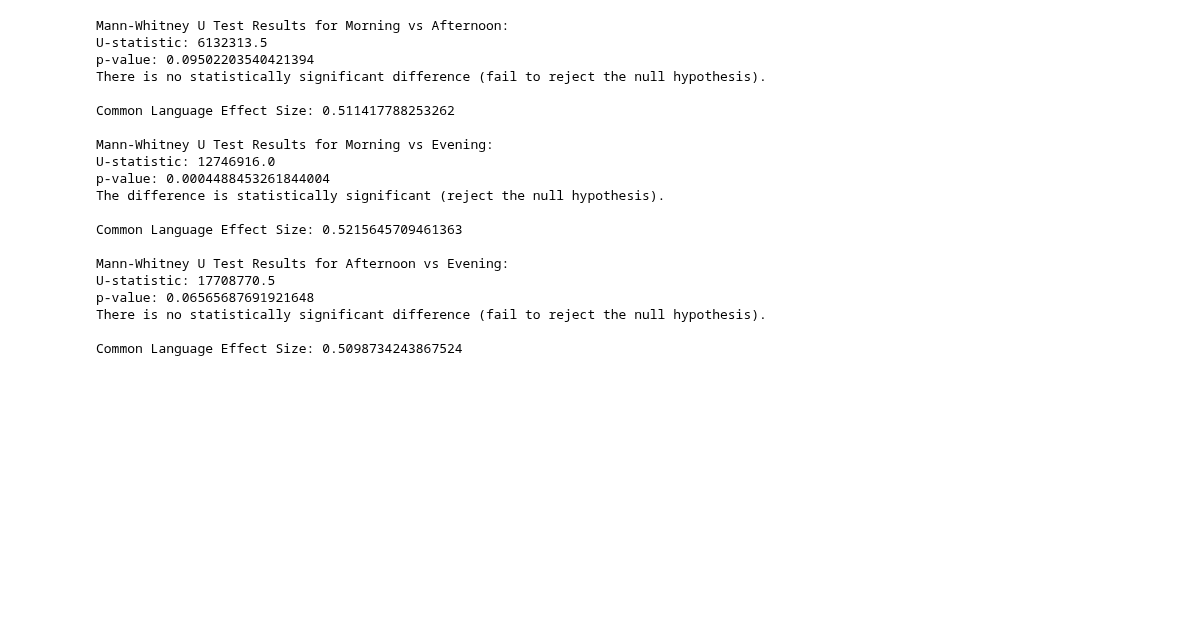
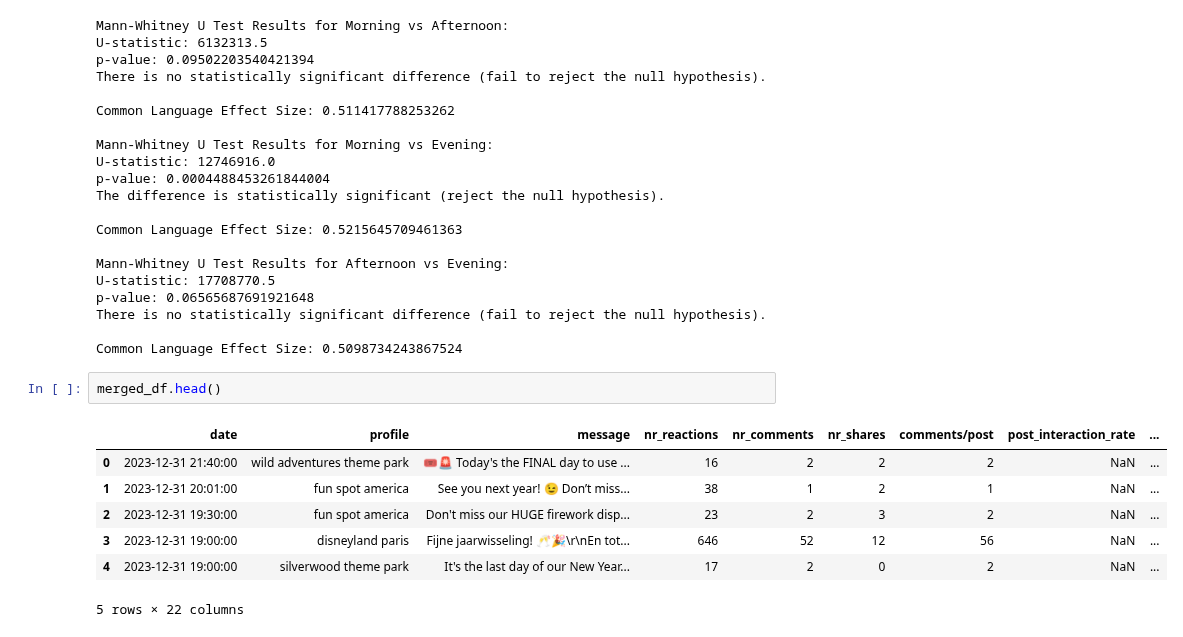
Before and after one commit to crlhbs/Group1_MarketingStrategy, a Jupyter notebook: Testing_H1.ipynb, the cells around one changed output. Saved outputs shown, nothing was run; the diff lists cells and outputs as text; blank space fills up the shorter version.

```diff
--- a/Testing_H1.ipynb
+++ b/Testing_H1.ipynb
@@ -720,3 +735,13 @@ p-value: 0.06565687691921648
 There is no statistically significant difference (fail to reject the null hypothesis).
 
 Common Language Effect Size: 0.5098734243867524
+# %%
+merged_df.head()
+# %% [output]
+|  | date | profile | message | nr_reactions | nr_comments | nr_shares | comments/post | post_interaction_rate | ... |
+| 0 | 2023-12-31 21:40:00 | wild adventures theme park | 🎟️🚨 Today's the FINAL day to use ... | 16 | 2 | 2 | 2 | NaN | ... |
+| 1 | 2023-12-31 20:01:00 | fun spot america | See you next year! 😉 Don’t miss... | 38 | 1 | 2 | 1 | NaN | ... |
+| 2 | 2023-12-31 19:30:00 | fun spot america | Don't miss our HUGE firework disp... | 23 | 2 | 3 | 2 | NaN | ... |
+| 3 | 2023-12-31 19:00:00 | disneyland paris | Fijne jaarwisseling! 🥂🎉\r\nEn tot... | 646 | 52 | 12 | 56 | NaN | ... |
+| 4 | 2023-12-31 19:00:00 | silverwood theme park | It's the last day of our New Year... | 17 | 2 | 0 | 2 | NaN | ... |
+5 rows × 22 columns
```
Also changed, not shown: parts of 4 cells of this notebook, 1 other file.
